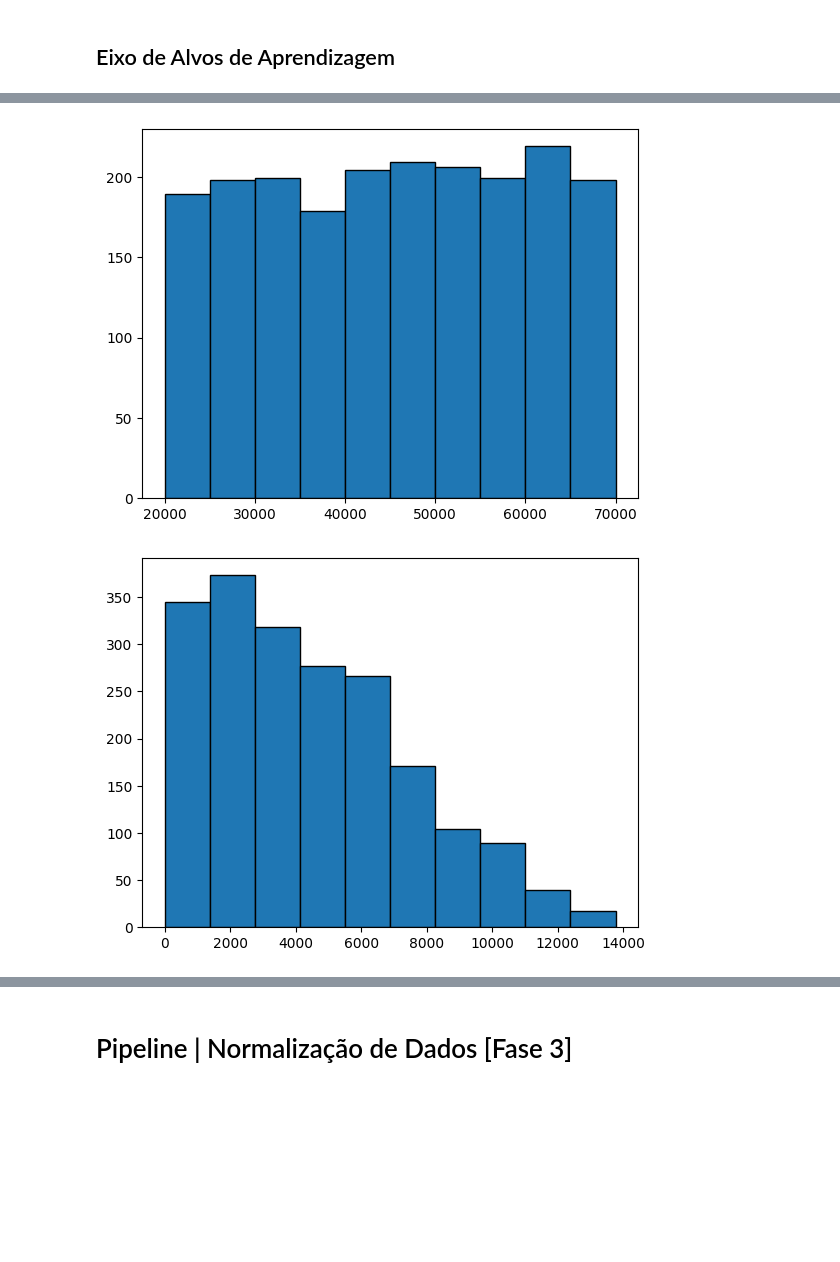
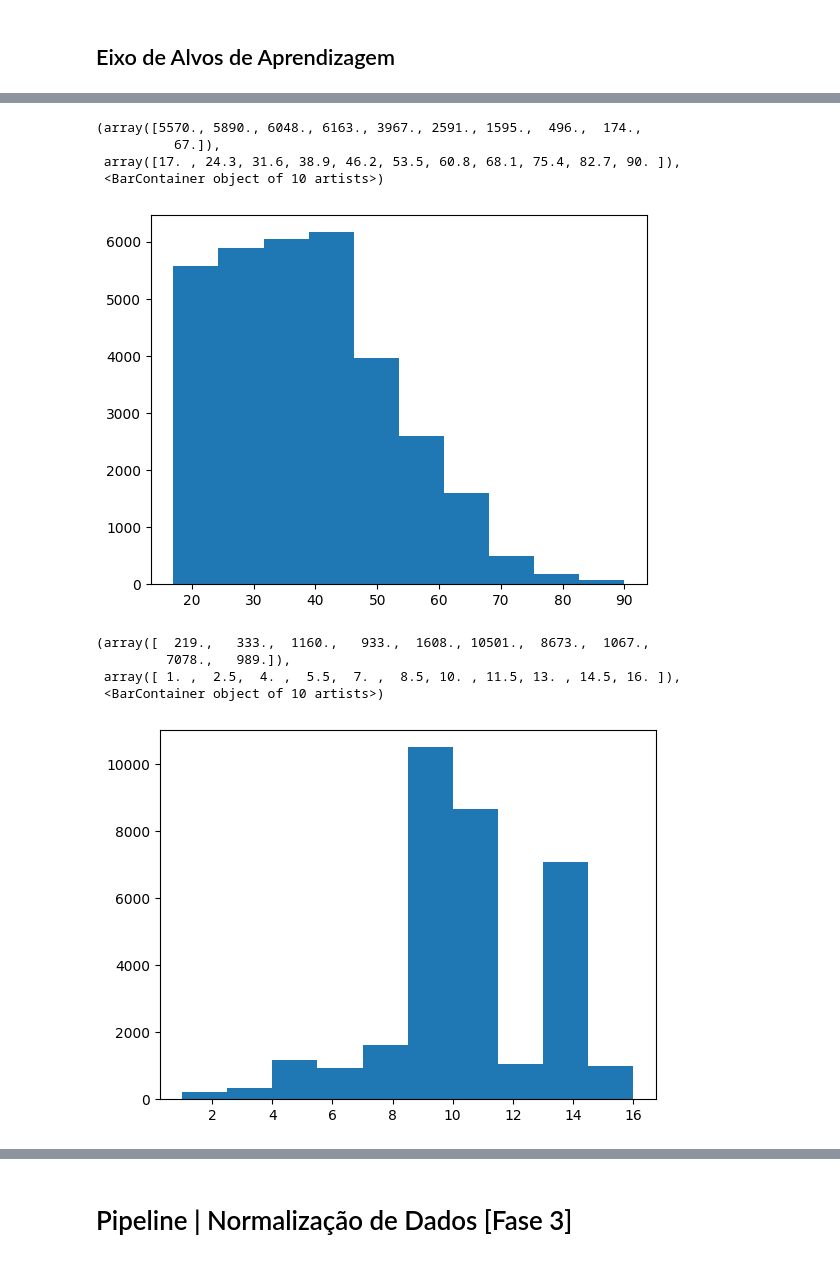
Before and after one commit to VictorHugoTesti/-ML-am-t4-s1a2026, a Jupyter notebook: census0416_am4.ipynb, the cells around one changed output, grey strips where cells are left out. Drawn from its saved outputs; the diff is of its cells as text; code cells hidden in the pictures; blank space fills up the shorter version.

Commit message:
Reconfigurado base_census Criados Grafos da Fase 2

```diff
--- a/census0416_am4.ipynb
+++ b/census0416_am4.ipynb
@@ -23,4 +23,4 @@ import plotly.express as px
 # %% [markdown]
 ## Importar DataFrame [base_credit] - Descrição da Base
 # %%
-base_credit = pd.read_csv('/content/drive/MyDrive/Aprendizagem de Maquina/credit_data.csv')
+base_census = pd.read_csv('/content/drive/MyDrive/Aprendizagem de Maquina/census.csv')
@@ -114,8 +92,16 @@ sns.countplot(
 # %%
-plt.hist(x=base_credit['income'], edgecolor='black');
+plt.hist(x=base_census['age'])
 # %% [output]
+(array([5570., 5890., 6048., 6163., 3967., 2591., 1595.,  496.,  174.,
+          67.]),
+ array([17. , 24.3, 31.6, 38.9, 46.2, 53.5, 60.8, 68.1, 75.4, 82.7, 90. ]),
+ <BarContainer object of 10 artists>)
-[figure, old version]
+[figure, new version]
 # %%
-plt.hist(x=base_credit['loan'], edgecolor='black');
+plt.hist(x=base_census['education-num'])
 # %% [output]
+(array([  219.,   333.,  1160.,   933.,  1608., 10501.,  8673.,  1067.,
+         7078.,   989.]),
+ array([ 1. ,  2.5,  4. ,  5.5,  7. ,  8.5, 10. , 11.5, 13. , 14.5, 16. ]),
+ <BarContainer object of 10 artists>)
-[figure, old version]
+[figure, new version]
```
Also changed, not shown: parts of 20 cells of this notebook.
